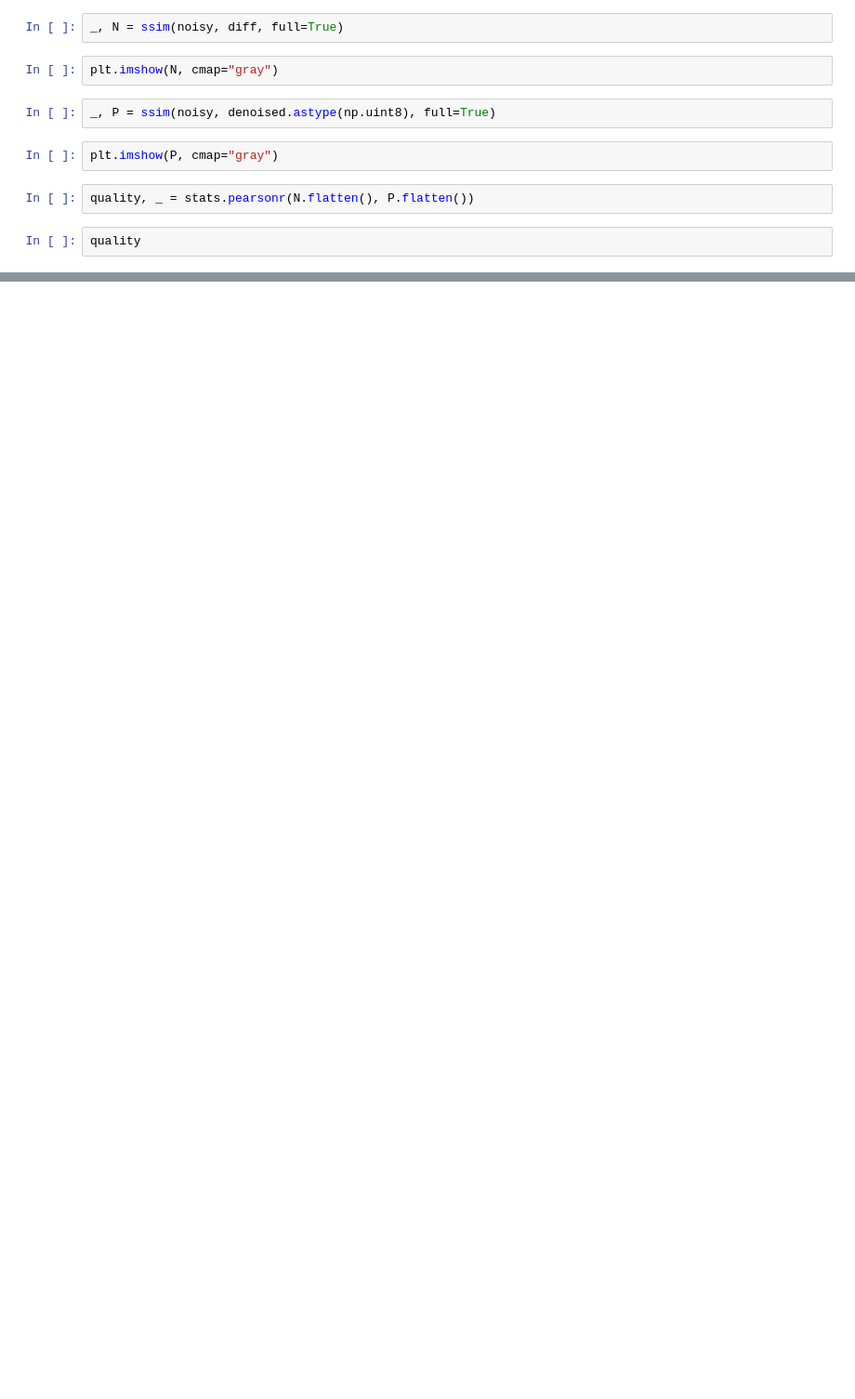
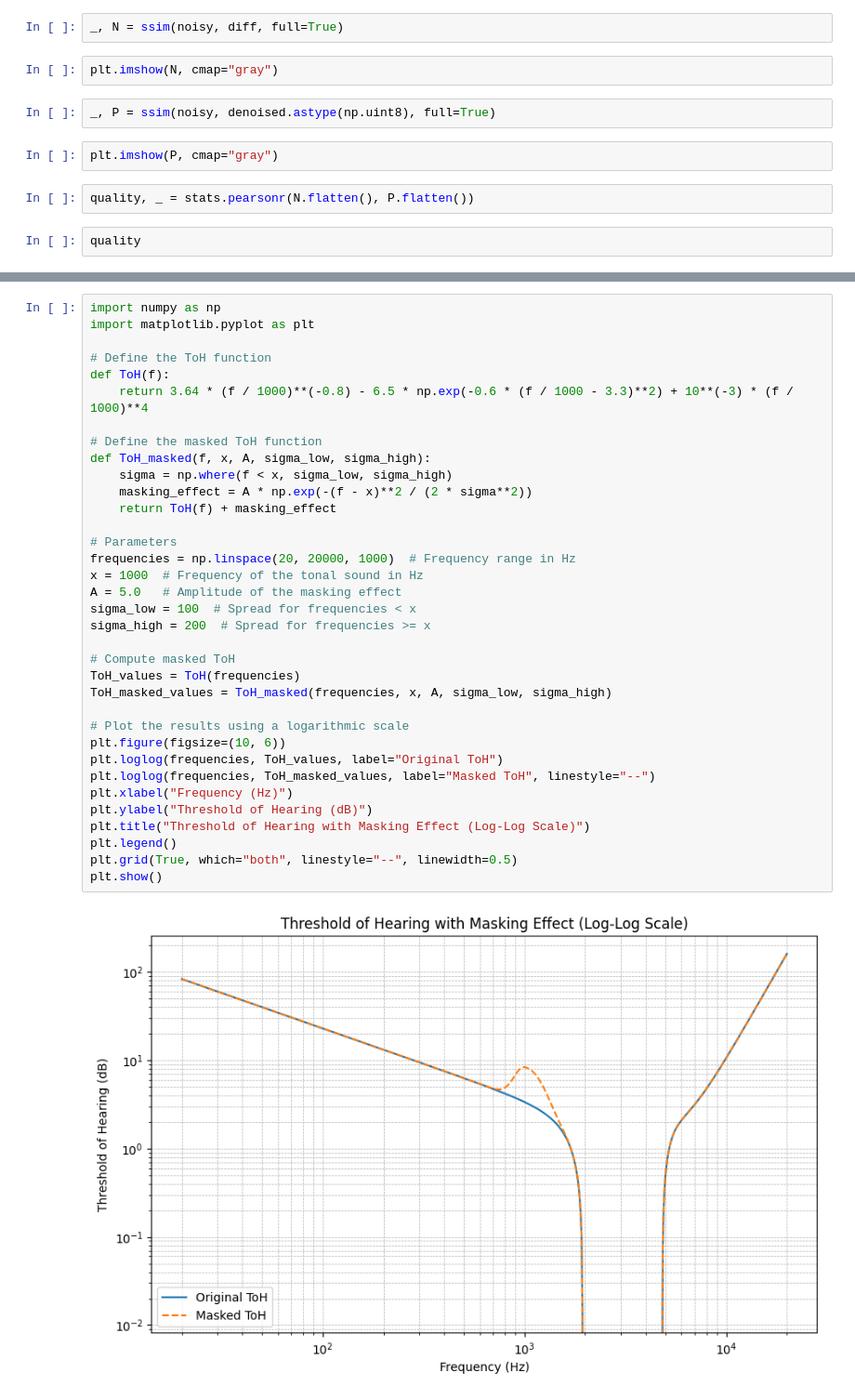
Before and after one commit to vicente-gonzalez-ruiz/denoising_analysis_using_FSC, a Jupyter notebook: figs/gaussian_averaging.ipynb, the cells around one changed output, grey strips where cells are left out. Shown at 93% size. Cells and saved outputs as stored; diff of their text form; blank space fills up the shorter version.

```diff
--- a/figs/gaussian_averaging.ipynb
+++ b/figs/gaussian_averaging.ipynb
@@ -746,0 +942,37 @@ quality
+# %%
+import numpy as np
+import matplotlib.pyplot as plt
+
+# Define the ToH function
+def ToH(f):
+    return 3.64 * (f / 1000)**(-0.8) - 6.5 * np.exp(-0.6 * (f / 1000 - 3.3)**2) + 10**(-3) * (f / 1000)**4
+
+# Define the masked ToH function
+def ToH_masked(f, x, A, sigma_low, sigma_high):
+    sigma = np.where(f < x, sigma_low, sigma_high)
+    masking_effect = A * np.exp(-(f - x)**2 / (2 * sigma**2))
+    return ToH(f) + masking_effect
+
+# Parameters
+frequencies = np.linspace(20, 20000, 1000)  # Frequency range in Hz
+x = 1000  # Frequency of the tonal sound in Hz
+A = 5.0   # Amplitude of the masking effect
+sigma_low = 100  # Spread for frequencies < x
+sigma_high = 200  # Spread for frequencies >= x
+
+# Compute masked ToH
+ToH_values = ToH(frequencies)
+ToH_masked_values = ToH_masked(frequencies, x, A, sigma_low, sigma_high)
+
+# Plot the results using a logarithmic scale
+plt.figure(figsize=(10, 6))
+plt.loglog(frequencies, ToH_values, label="Original ToH")
+plt.loglog(frequencies, ToH_masked_values, label="Masked ToH", linestyle="--")
+plt.xlabel("Frequency (Hz)")
+plt.ylabel("Threshold of Hearing (dB)")
+plt.title("Threshold of Hearing with Masking Effect (Log-Log Scale)")
+plt.legend()
+plt.grid(True, which="both", linestyle="--", linewidth=0.5)
+plt.show()
+# %% [output]
+[figure, added]
```
Also changed, not shown: parts of 8 cells of this notebook, 1 other file.
